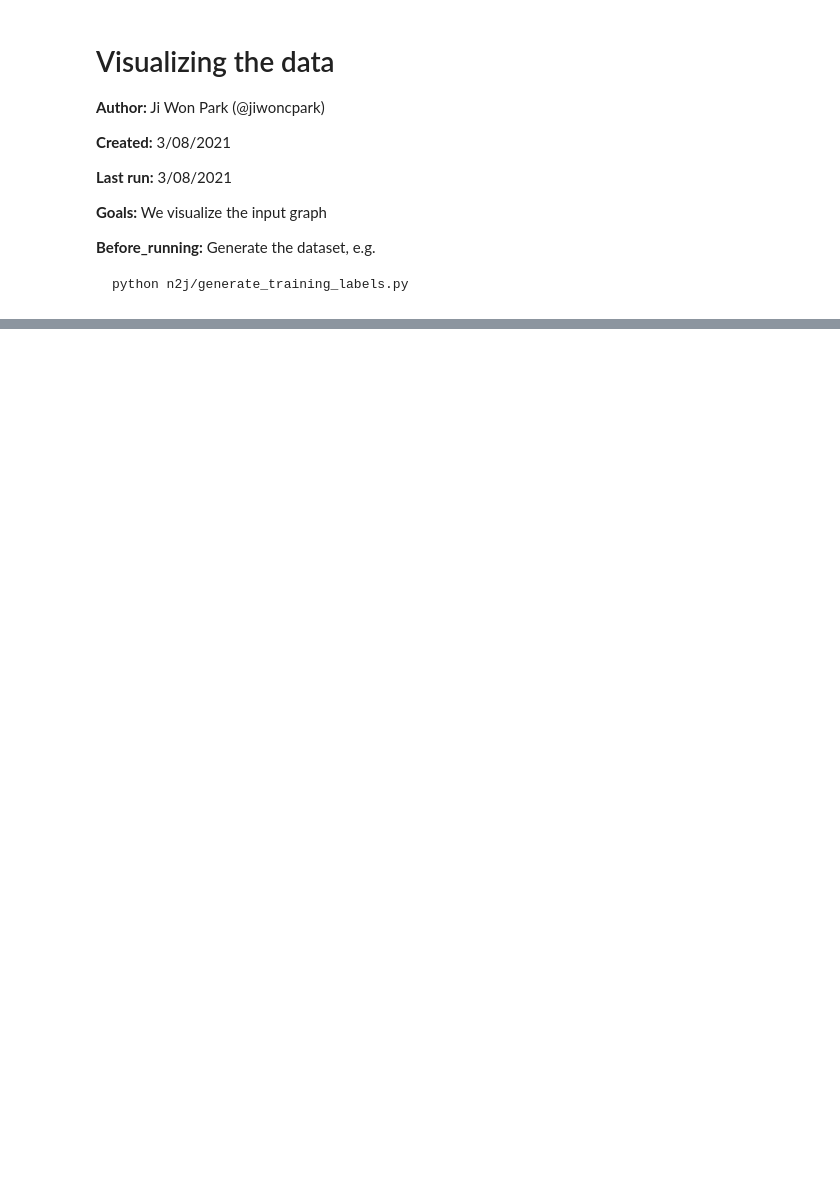
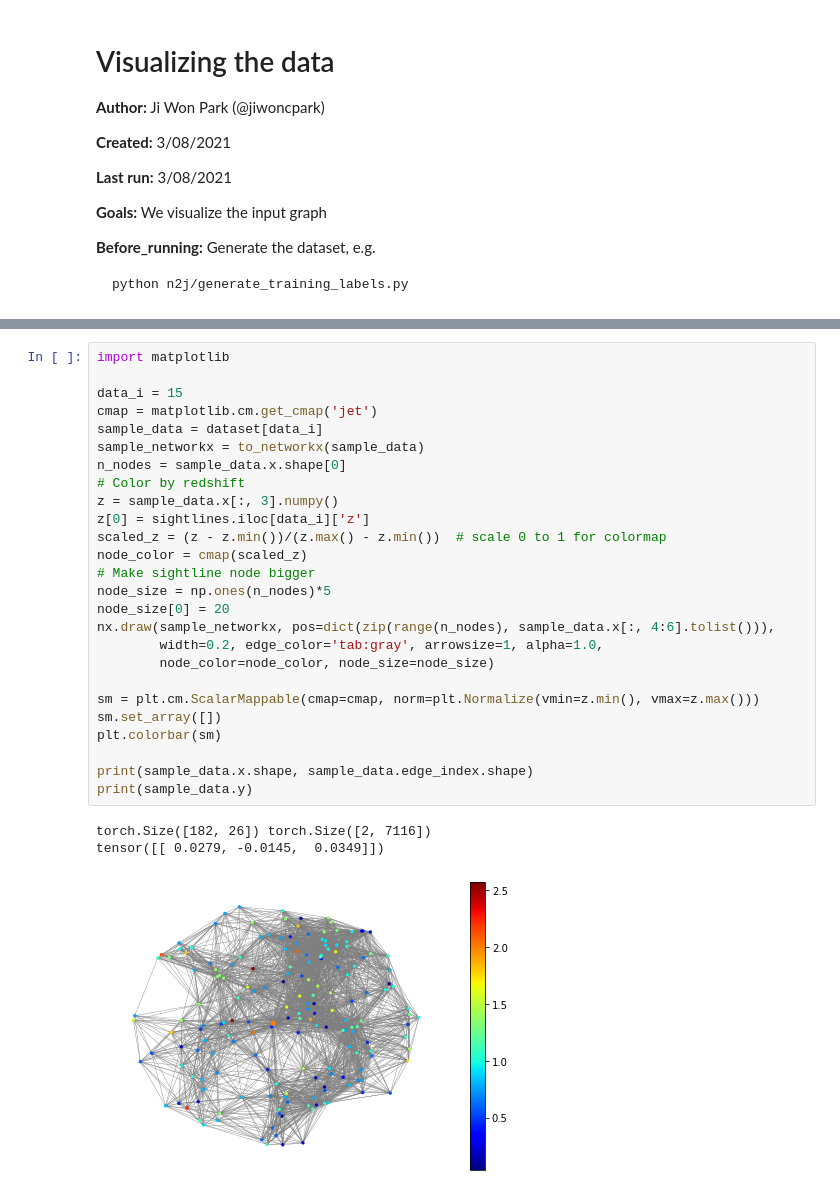
Before and after one commit to jiwoncpark/node-to-joy, a Jupyter notebook: demo/[Tutorial]_Visualize_Single_Sightline_Subgraph.ipynb, the cells around one changed output, grey strips where cells are left out. Drawn from its saved outputs; the diff is of its cells as text; blank space fills up the shorter version.

```diff
--- a/demo/[Tutorial]_Visualize_Single_Sightline_Subgraph.ipynb
+++ b/demo/[Tutorial]_Visualize_Single_Sightline_Subgraph.ipynb
@@ -57,0 +88,30 @@ torch.Size([134, 11]) torch.Size([2, 3588])
+# %%
+import matplotlib
+
+data_i = 15
+cmap = matplotlib.cm.get_cmap('jet')
+sample_data = dataset[data_i]
+sample_networkx = to_networkx(sample_data)
+n_nodes = sample_data.x.shape[0]
+# Color by redshift
+z = sample_data.x[:, 3].numpy()
+z[0] = sightlines.iloc[data_i]['z']
+scaled_z = (z - z.min())/(z.max() - z.min())  # scale 0 to 1 for colormap
+node_color = cmap(scaled_z)
+# Make sightline node bigger
+node_size = np.ones(n_nodes)*5
+node_size[0] = 20
+nx.draw(sample_networkx, pos=dict(zip(range(n_nodes), sample_data.x[:, 4:6].tolist())),
+        width=0.2, edge_color='tab:gray', arrowsize=1, alpha=1.0,
+        node_color=node_color, node_size=node_size)
+
+sm = plt.cm.ScalarMappable(cmap=cmap, norm=plt.Normalize(vmin=z.min(), vmax=z.max()))
+sm.set_array([])
+plt.colorbar(sm)
+
+print(sample_data.x.shape, sample_data.edge_index.shape)
+print(sample_data.y)
+# %% [output]
+torch.Size([182, 26]) torch.Size([2, 7116])
+tensor([[ 0.0279, -0.0145,  0.0349]])
+[figure, added]
```
Also changed, not shown: parts of 9 cells of this notebook, 2 other files.
